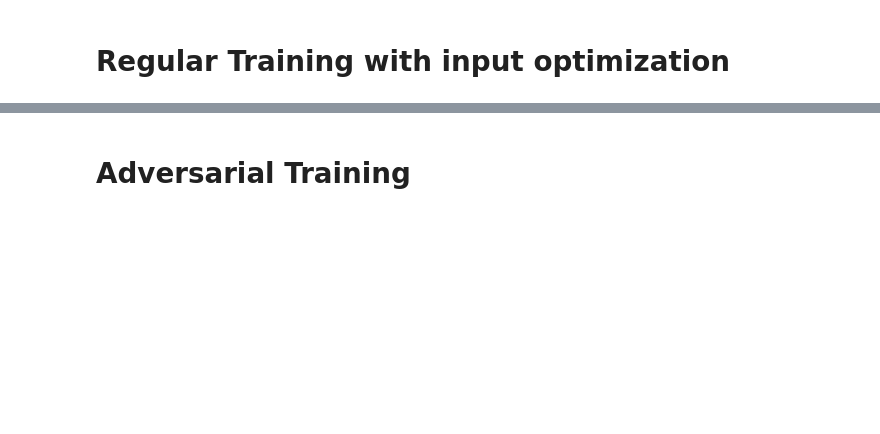
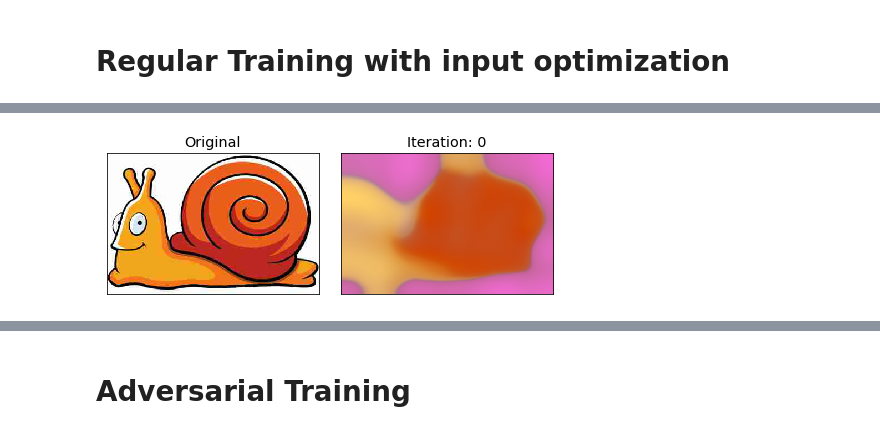
Before and after one commit to avivcaspi/DeepImagePriorProject, a Jupyter notebook: denoising.ipynb, the cells around one changed output, grey strips where cells are left out. Cells and saved outputs as stored; diff of their text form; code cells hidden in the pictures; blank space fills up the shorter version.

```diff
--- a/denoising.ipynb
+++ b/denoising.ipynb
@@ -217,37 +224,56 @@ TypeError: __init__() got an unexpected keyword argument 'weight_std'
 # %%
-# Training loop, can change hyperparameters mid way
-parameters = [x for x in net.parameters()]
-LR = 0.01
-num_iter = 2400
-show_every = 50
-optimizer = torch.optim.Adam(parameters, lr=LR)
-input_optimizer = torch.optim.Adam([new_input.requires_grad_()], lr=LR)
-in_opt_psnr_noisy_res = []
-in_opt_psnr_gt_res = []
-in_opt_losses_res = []
-for i in range(num_iter):
-    optimizer.zero_grad()
-    input_optimizer.zero_grad()
-    out = net(new_input)
-    loss = mse(out, target_noisy_img)
-    loss.backward()
-    psnr_noisy = peak_signal_noise_ratio(target_noisy_img.detach().cpu().numpy()[0],
-                                         out.detach().cpu().numpy()[0])
-    psnr_gt = peak_signal_noise_ratio(img_np, out.detach().cpu().numpy()[0])
-    # psrn_gt_sm = peak_signal_noise_ratio(img_np, out_avg.detach().cpu().numpy()[0])
-    optimizer.step()
-    input_optimizer.step()
-    in_opt_psnr_noisy_res.append(psnr_noisy)
-    in_opt_psnr_gt_res.append(psnr_gt)
-    in_opt_losses_res.append(loss.item())
-    print('Iteration  %d   Loss = %06f   PSNR noisy = %06f   PSNR gt = %06f' %
-          (i, loss.item(), psnr_noisy, psnr_gt), '\r', end='')
-    if i % show_every == 0 and i:
+# Train, unless final checkpoint is found
+checkpoint_filename = f'{checkpoint_file}_{TRAIN_TYPE}.pt'
+checkpoint_file_final = f'{checkpoint_file}_{TRAIN_TYPE}_final.pt'
+if os.path.isfile(checkpoint_file_final):
+    print(f'*** Loading final checkpoint file {checkpoint_file_final} instead of training')
+    saved_state = torch.load(checkpoint_file_final, map_location=device)
+    net.load_state_dict(saved_state['model_state'])
+    net_input = saved_state['net_input']
+else:
+    # Training loop, can change hyperparameters mid way
+    if USE_SAME_NET:
+        optimizer = torch.optim.Adam([new_input.requires_grad_()], lr=LR)
+    else:
+        parameters = [x for x in net.parameters()]
+        optimizer = torch.optim.Adam([net_input.requires_grad_(), *parameters], lr=LR)
+
+    LR = 0.01
+    num_iter = 2400
+    show_every = 50
+    in_opt_psnr_noisy_res = []
+    in_opt_psnr_gt_res = []
+    in_opt_losses_res = []
+    best_psnr = 0
+
+    for i in range(num_iter):
+        optimizer.zero_grad()
+        out = net(new_input)
+        loss = mse(out, target_noisy_img)
+        loss.backward()
+        psnr_noisy = peak_signal_noise_ratio(target_noisy_img.detach().cpu().numpy()[0],
+                                             out.detach().cpu().numpy()[0])
+        psnr_gt = peak_signal_noise_ratio(img_np, out.detach().cpu().numpy()[0])
+        # psrn_gt_sm = peak_signal_noise_ratio(img_np, out_avg.detach().cpu().numpy()[0])
+
+        in_opt_psnr_noisy_res.append(psnr_noisy)
+        in_opt_psnr_gt_res.append(psnr_gt)
+        in_opt_losses_res.append(loss.item())
+        if psnr_gt > best_psnr:
+            best_psnr = psnr_gt
+        optimizer.step()
         print('Iteration  %d   Loss = %06f   PSNR noisy = %06f   PSNR gt = %06f' %
-          (i, loss.item(), psnr_noisy, psnr_gt))
-    if i % (show_every*2) == 0:
-        fig, axes = tensors_as_images([target_noisy_img[0], out[0].detach()],
-                                        titles=['Original', f'Iteration: {i}'])
-print(f'Done training final Loss = {loss.item()}   PSNR = {psnr_noisy}   PSNR gt = {psnr_gt}')
-fig, axes = tensors_as_images([target_noisy_img[0], out[0].detach()],
-                                        titles=['Original', f'Iteration: {num_iter}'])
+              (i, loss.item(), psnr_noisy, psnr_gt), '\r', end='')
+        if i % show_every == 0 and i:
+            print('Iteration  %d   Loss = %06f   PSNR noisy = %06f   PSNR gt = %06f' %
+              (i, loss.item(), psnr_noisy, psnr_gt))
+        if i % (show_every*2) == 0:
+            fig, axes = tensors_as_images([target_noisy_img[0], out[0].detach()],
+                                            titles=['Original', f'Iteration: {i}'])
+    print(f'Done training final Loss = {loss.item()}   PSNR = {psnr_noisy}   PSNR gt = {psnr_gt}')
+    fig, axes = tensors_as_images([target_noisy_img[0], out[0].detach()],
+                                            titles=['Original', f'Iteration: {num_iter}'])
+    saved_state = dict(best_psnr=best_psnr, model_state=net.state_dict(), net_input=net_input)
+    torch.save(saved_state, checkpoint_filename)
+    print(f'*** Saved checkpoint {checkpoint_filename} ***')
+# %% [output]
@@ -253,0 +281 @@ fig, axes = tensors_as_images([target_noisy_img[0], out[0].detach()],
+[figure, added]
```
Also changed, not shown: parts of 14 cells of this notebook.
